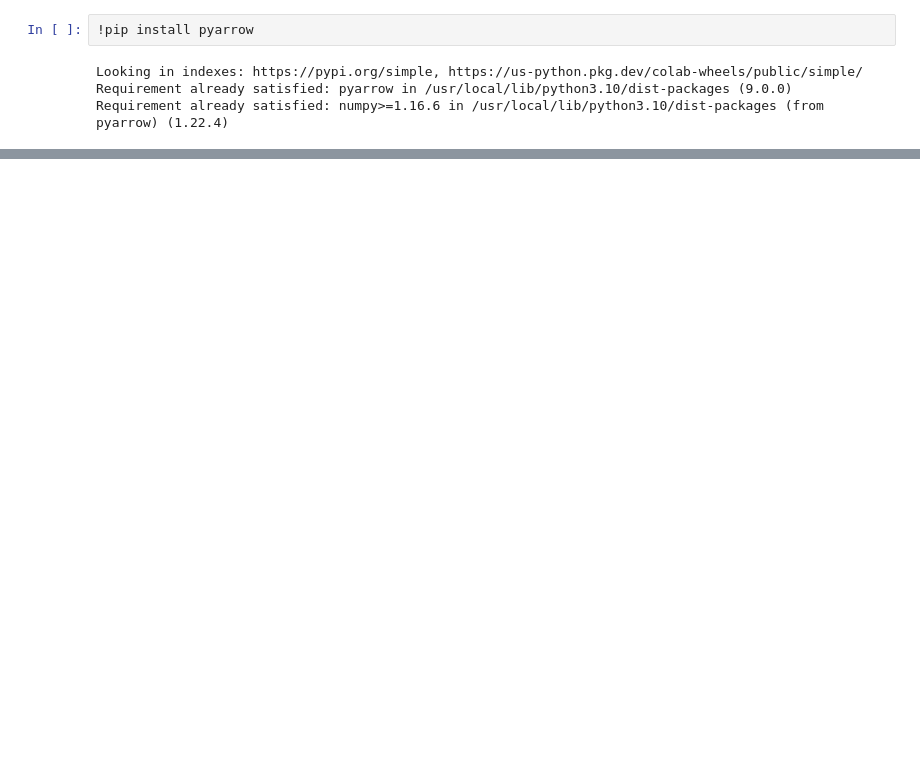
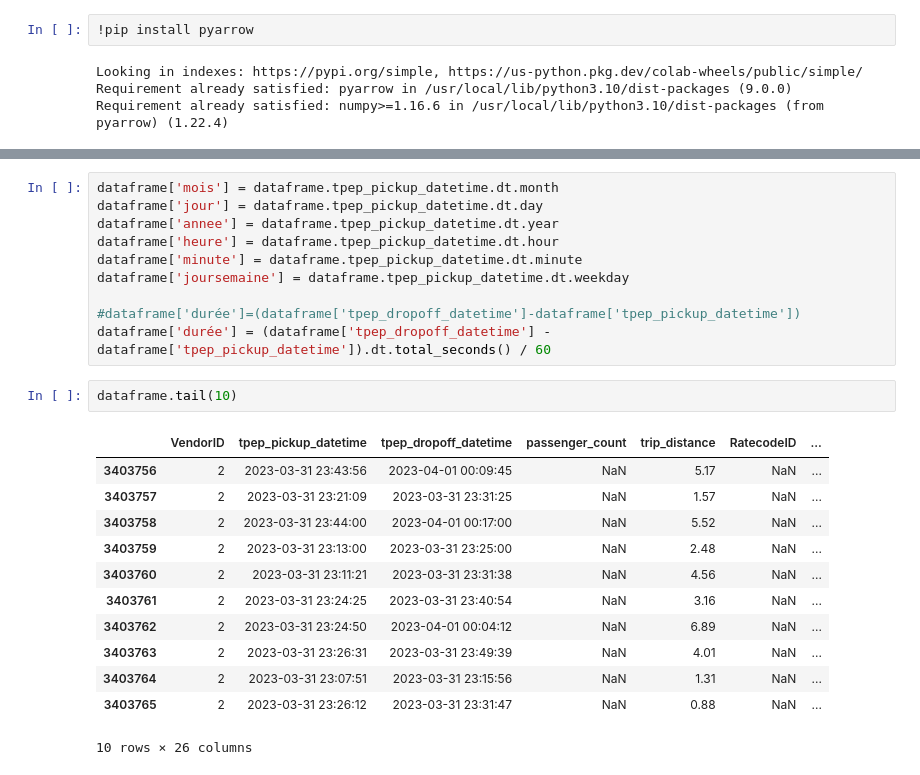
Before and after one commit to vagueau/Projet_python, a Jupyter notebook: projet.ipynb, the cells around one changed output, grey strips where cells are left out. Cells and saved outputs as stored; diff of their text form; blank space fills up the shorter version.

```diff
--- a/projet.ipynb
+++ b/projet.ipynb
@@ -40,0 +60,25 @@ dataframe.describe()
+# %%
+dataframe['mois'] = dataframe.tpep_pickup_datetime.dt.month
+dataframe['jour'] = dataframe.tpep_pickup_datetime.dt.day
+dataframe['annee'] = dataframe.tpep_pickup_datetime.dt.year
+dataframe['heure'] = dataframe.tpep_pickup_datetime.dt.hour
+dataframe['minute'] = dataframe.tpep_pickup_datetime.dt.minute
+dataframe['joursemaine'] = dataframe.tpep_pickup_datetime.dt.weekday
+
+#dataframe['durée']=(dataframe['tpep_dropoff_datetime']-dataframe['tpep_pickup_datetime'])
+dataframe['durée'] = (dataframe['tpep_dropoff_datetime'] - dataframe['tpep_pickup_datetime']).dt.total_seconds() / 60
+# %%
+dataframe.tail(10)
+# %% [output]
+|  | VendorID | tpep_pickup_datetime | tpep_dropoff_datetime | passenger_count | trip_distance | RatecodeID | ... |
+| 3403756 | 2 | 2023-03-31 23:43:56 | 2023-04-01 00:09:45 | NaN | 5.17 | NaN | ... |
+| 3403757 | 2 | 2023-03-31 23:21:09 | 2023-03-31 23:31:25 | NaN | 1.57 | NaN | ... |
+| 3403758 | 2 | 2023-03-31 23:44:00 | 2023-04-01 00:17:00 | NaN | 5.52 | NaN | ... |
+| 3403759 | 2 | 2023-03-31 23:13:00 | 2023-03-31 23:25:00 | NaN | 2.48 | NaN | ... |
+| 3403760 | 2 | 2023-03-31 23:11:21 | 2023-03-31 23:31:38 | NaN | 4.56 | NaN | ... |
+| 3403761 | 2 | 2023-03-31 23:24:25 | 2023-03-31 23:40:54 | NaN | 3.16 | NaN | ... |
+| 3403762 | 2 | 2023-03-31 23:24:50 | 2023-04-01 00:04:12 | NaN | 6.89 | NaN | ... |
+| 3403763 | 2 | 2023-03-31 23:26:31 | 2023-03-31 23:49:39 | NaN | 4.01 | NaN | ... |
+| 3403764 | 2 | 2023-03-31 23:07:51 | 2023-03-31 23:15:56 | NaN | 1.31 | NaN | ... |
+| 3403765 | 2 | 2023-03-31 23:26:12 | 2023-03-31 23:31:47 | NaN | 0.88 | NaN | ... |
+10 rows × 26 columns
```
Also changed, not shown: parts of 13 cells of this notebook.
